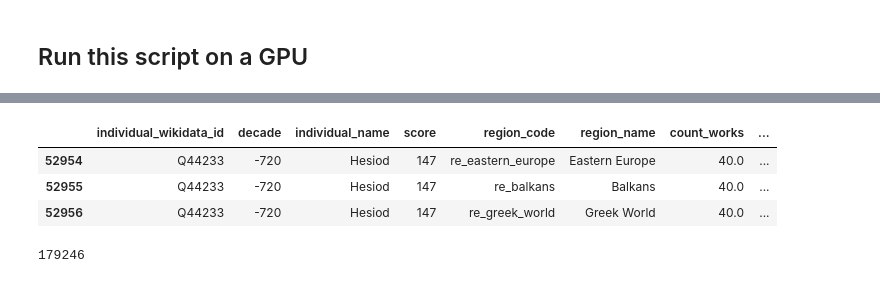
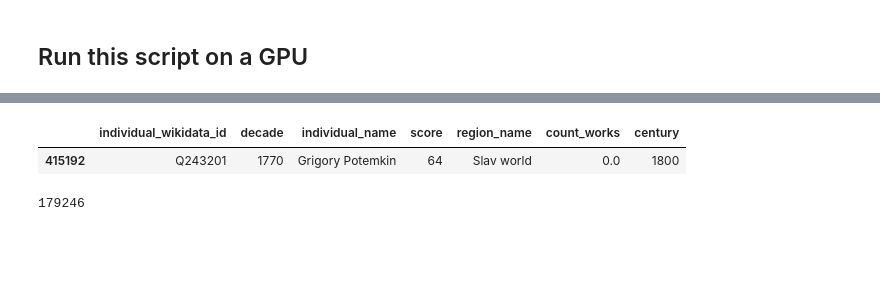
Before and after one commit to charlesdedampierre/cultura_project, a Jupyter notebook: unseen_species_model/regression_charles.ipynb, the cells around one changed output, grey strips where cells are left out. Saved outputs shown, nothing was run; the diff lists cells and outputs as text; code cells hidden in the pictures; blank space fills up the shorter version.

```diff
--- a/unseen_species_model/regression_charles.ipynb
+++ b/unseen_species_model/regression_charles.ipynb
@@ -27,11 +28,9 @@ max(df.decade)
 1880
 # %%
-df[df['individual_name']=='Hesiod']
+df[df['region_name']=='Slav world']
 # %% [output]
-|  | individual_wikidata_id | decade | individual_name | score | region_code | region_name | count_works | ... |
-| 52954 | Q44233 | -720 | Hesiod | 147 | re_eastern_europe | Eastern Europe | 40.0 | ... |
-| 52955 | Q44233 | -720 | Hesiod | 147 | re_balkans | Balkans | 40.0 | ... |
-| 52956 | Q44233 | -720 | Hesiod | 147 | re_greek_world | Greek World | 40.0 | ... |
+|  | individual_wikidata_id | decade | individual_name | score | region_name | count_works | century |
+| 415192 | Q243201 | 1770 | Grigory Potemkin | 64 | Slav world | 0.0 | 1800 |
 # %%
 len(df)
 # %% [output]
```
Also changed, not shown: parts of 3 cells of this notebook, 33 other files.
